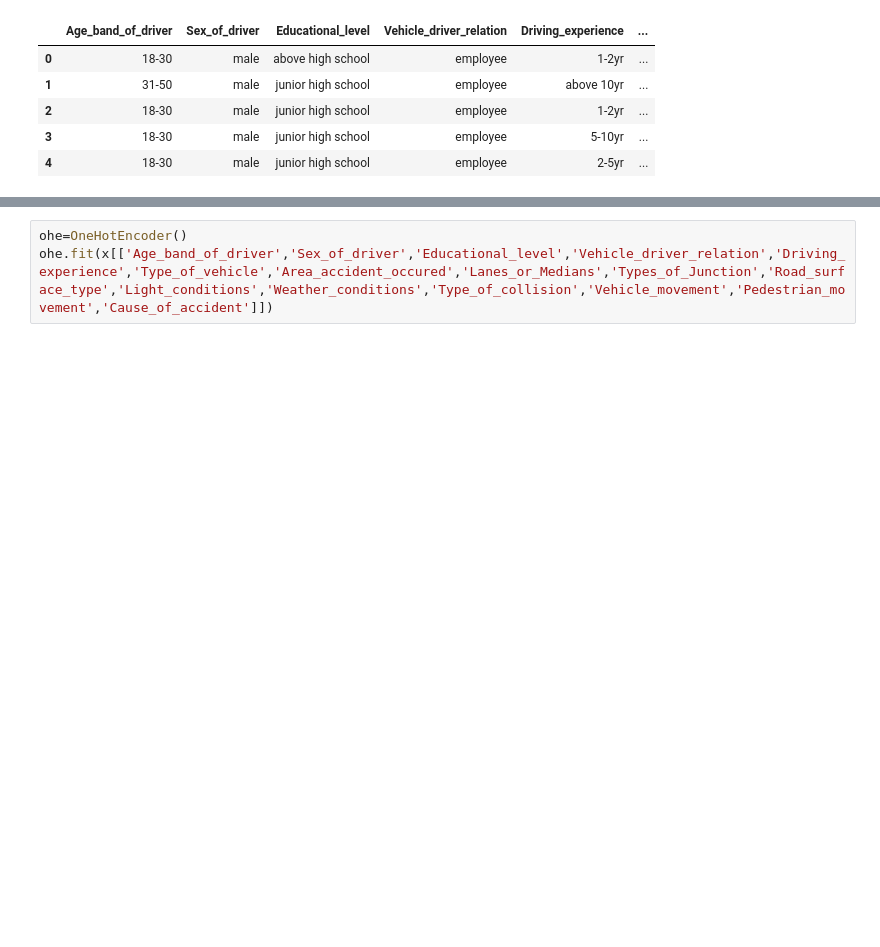
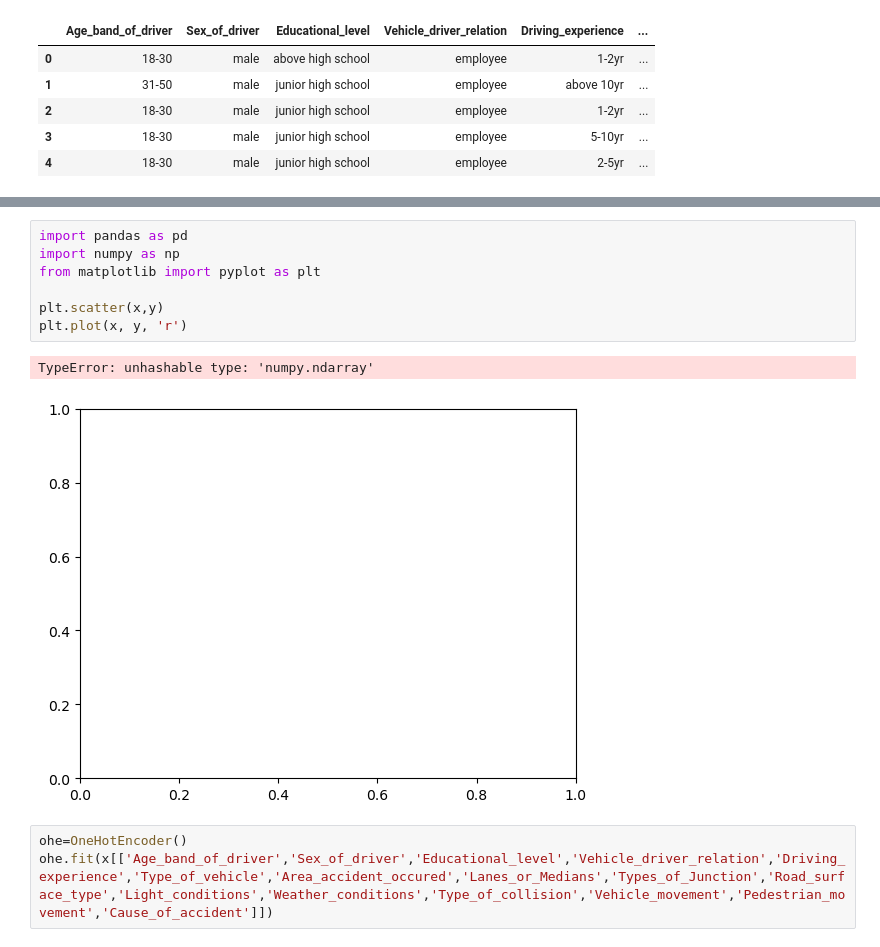
Before and after one commit to mufeezmujassir/Road_Accident_severity, a Jupyter notebook: updaterfmodel.ipynb, the cells around one changed output, grey strips where cells are left out. Cells and saved outputs as stored; diff of their text form; blank space fills up the shorter version.

```diff
--- a/updaterfmodel.ipynb
+++ b/updaterfmodel.ipynb
@@ -29,3 +37,13 @@ X_train, X_test, y_train, y_test = train_test_split(x, y, test_size=0.2, random_
+# %%
+import pandas as pd
+import numpy as np
+from matplotlib import pyplot as plt
+
+plt.scatter(x,y)
+plt.plot(x, y, 'r')
+# %% [output]
+TypeError: unhashable type: 'numpy.ndarray'
+[figure, added]
 # %%
 ohe=OneHotEncoder()
 ohe.fit(x[['Age_band_of_driver','Sex_of_driver','Educational_level','Vehicle_driver_relation','Driving_experience','Type_of_vehicle','Area_accident_occured','Lanes_or_Medians','Types_of_Junction','Road_surface_type','Light_conditions','Weather_conditions','Type_of_collision','Vehicle_movement','Pedestrian_movement','Cause_of_accident']])
```
Also changed, not shown: parts of 3 cells of this notebook, 2 other files.
